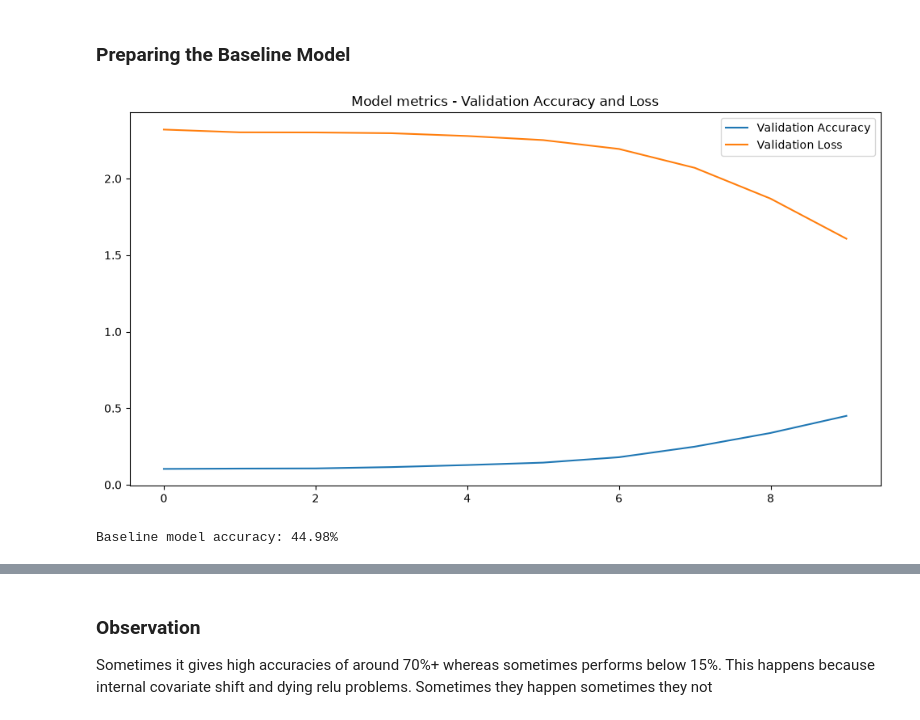
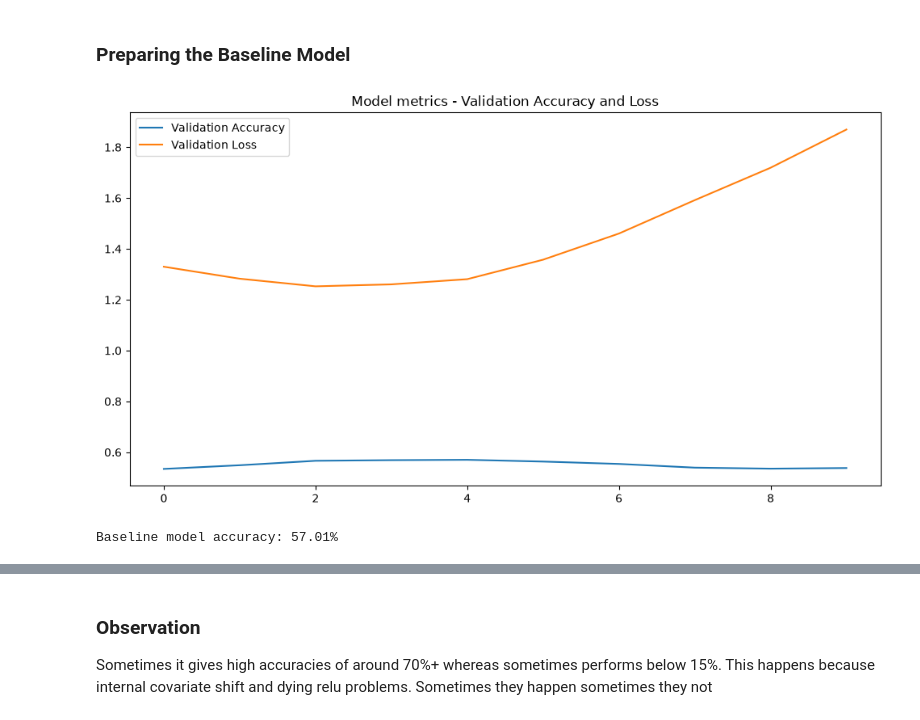
Before and after one commit to shivansh0209/cifar_cnn_classifier, a Jupyter notebook: notebooks/01_model_building.ipynb, the cells around one changed output, grey strips where cells are left out. Drawn from its saved outputs; the diff is of its cells as text; code cells hidden in the pictures.

```diff
--- a/notebooks/01_model_building.ipynb
+++ b/notebooks/01_model_building.ipynb
@@ -25,23 +23,26 @@ df['label'] = df['label'].astype('category')
 class_names = df['label'].cat.categories.tolist()
 df['label'] = df['label'].cat.codes
 
-
-# 2. Split your DataFrame into Train (80%) and Validation (20%)
-train_df, val_df = train_test_split(df, test_size=0.2, random_state=42)
+# 2. Split your DataFrame with stratification
+train_df, val_df = train_test_split(
+    df,
+    test_size=0.2,
+    random_state=42,
+    stratify=df['label'] # Ensures balanced classes in train/val
+)
 
 # 3. Use tf.data to build a fast, modern pipeline from your CSV
 def load_and_preprocess_image(filename, label):
-    # 1. Safely convert integer/int64 filenames to string tensors
+    # Safely convert integer/int64 filenames to string tensors
     filename_str = tf.strings.as_string(filename)
 
-    # 2. OPTIONAL: If your CSV lacks extensions, append it here (e.g., '.jpg')
-    # If your CSV already includes '.jpg', change this to: filename_str = filename_str
+    # Append the PNG extension
     filename_str = tf.strings.join([filename_str, ".png"])
 
-    # 3. Join with your base directory path
+    # Join with your base directory path
     img_path = tf.strings.join(["../data/raw/images/", filename_str])
 
-    # 4. Read and process the image
+    # Read and process the image
     img = tf.io.read_file(img_path)
     img = tf.io.decode_png(img, channels=3)
     img = tf.image.resize(img, (32, 32))
@@ -53,6 +54,9 @@ def create_dataset(dataframe):
 
     dataset = tf.data.Dataset.from_tensor_slices((filenames, labels))
     dataset = dataset.map(load_and_preprocess_image, num_parallel_calls=tf.data.AUTOTUNE)
+    dataset = dataset.cache()
+
+    # Removed the duplicate prefetch line here
     dataset = dataset.batch(32).prefetch(tf.data.AUTOTUNE)
     return dataset
 
@@ -86,18 +79,18 @@ def build_baseline_model():
     baseline_model.add(Dense(10, activation="softmax"))
 
     baseline_model.compile(optimizer="adam", loss="sparse_categorical_crossentropy", metrics=["accuracy"])
-    baseline_model_history = baseline_model.fit(train_dataset, epochs=10, verbose = 0)
+    baseline_model_history = baseline_model.fit(train_dataset, validation_data=val_dataset, epochs=10, verbose = 0)
 
     return baseline_model, baseline_model_history
 # %%
 baseline_model, baseline_model_history = build_baseline_model()
 # %%
 plot_metrics(baseline_model_history)
-baseline_model_accuracy = baseline_model_history.history['accuracy'][-1] * 100
+baseline_model_accuracy = max(baseline_model_history.history['val_accuracy']) * 100
 print(f"Baseline model accuracy: {baseline_model_accuracy:.2f}%")
 # %% [output]
-[figure, old version]
+[figure, new version]
-Baseline model accuracy: 44.98%
+Baseline model accuracy: 57.01%
 # %%
 plot_feature_maps(baseline_model, 1, '../data/raw/sample.jpg')
 # %% [output]
```
Also changed, not shown: parts of 11 cells of this notebook, 4 other files.
